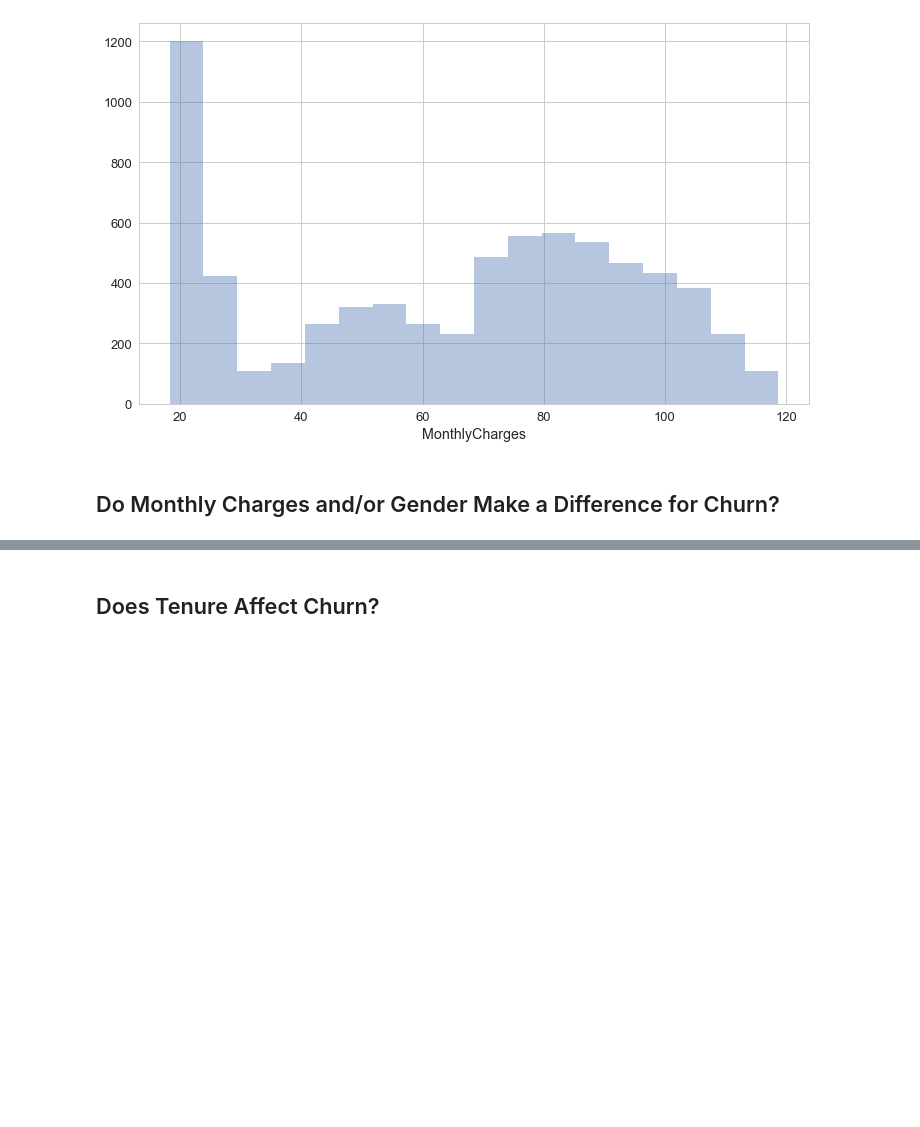
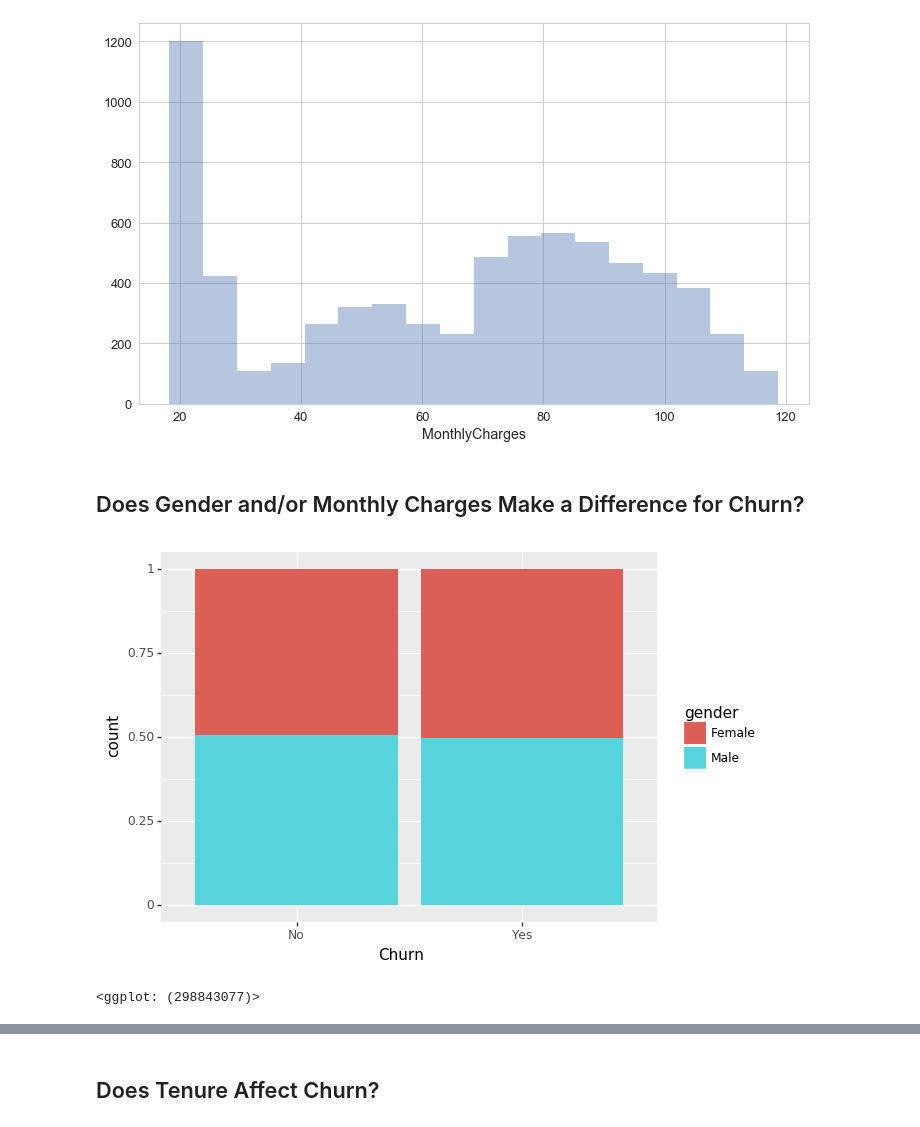
Before and after one commit to baiaooo/MLCourse, a Jupyter notebook: Notebooks/Telecom-Churn-Dataset.ipynb, the cells around one changed output, grey strips where cells are left out. Drawn from its saved outputs; the diff is of its cells as text; code cells hidden in the pictures; blank space fills up the shorter version.

```diff
--- a/Notebooks/Telecom-Churn-Dataset.ipynb
+++ b/Notebooks/Telecom-Churn-Dataset.ipynb
@@ -504,7 +511,14 @@ plotFeatureHist('MonthlyCharges')
 # %% [output]
 [figure]
 # %% [markdown]
-## Do Monthly Charges and/or Gender Make a Difference for Churn?
+## Does Gender and/or Monthly Charges Make a Difference for Churn?
+# %%
+# One way to visualize the effect of gender on churn -- i.e. interdependence between variables
+from plotnine import *
+(ggplot(df_churn, aes(x='Churn', fill='gender')) + geom_bar(position='fill'))
+# %% [output]
+[figure, added]
+<ggplot: (298843077)>
 # %%
 # Facet Plots
 g = sns.FacetGrid(df_churn, row='Churn', col='gender', margin_titles=True)
```
Also changed, not shown: parts of 12 cells of this notebook, 6 other files.
